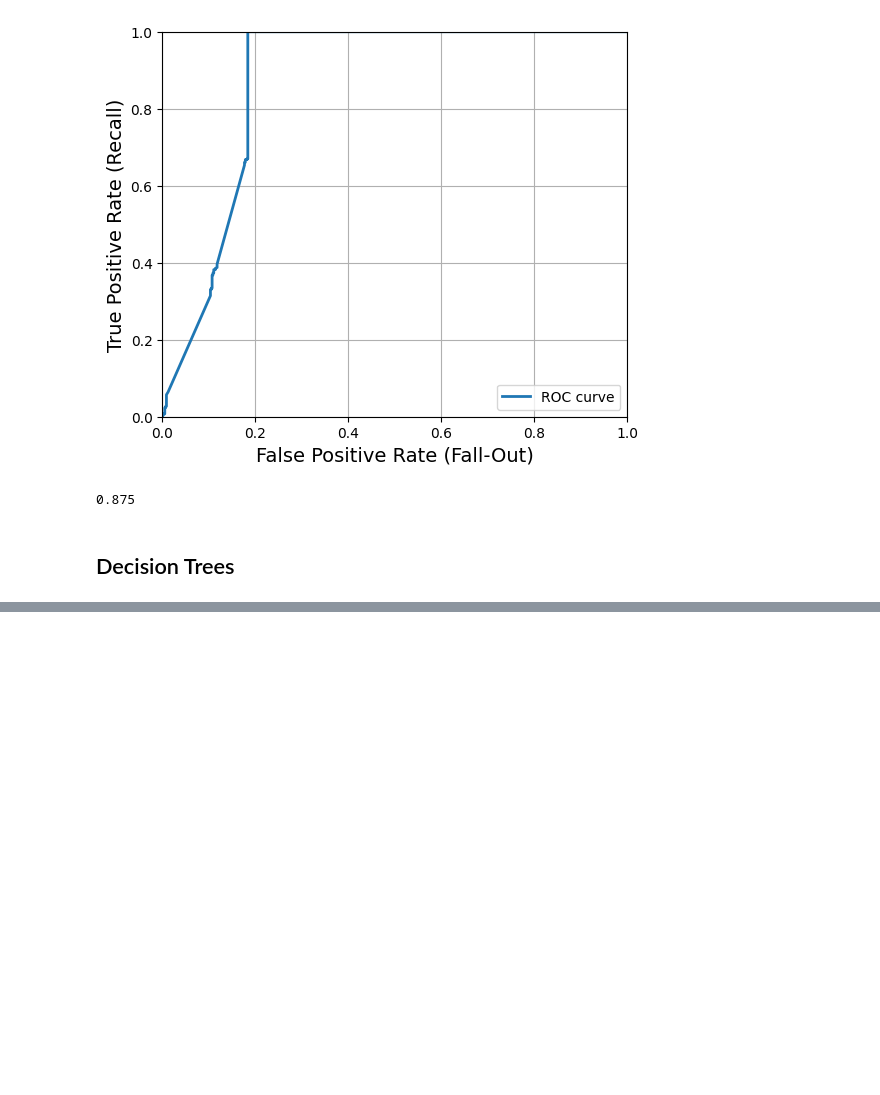
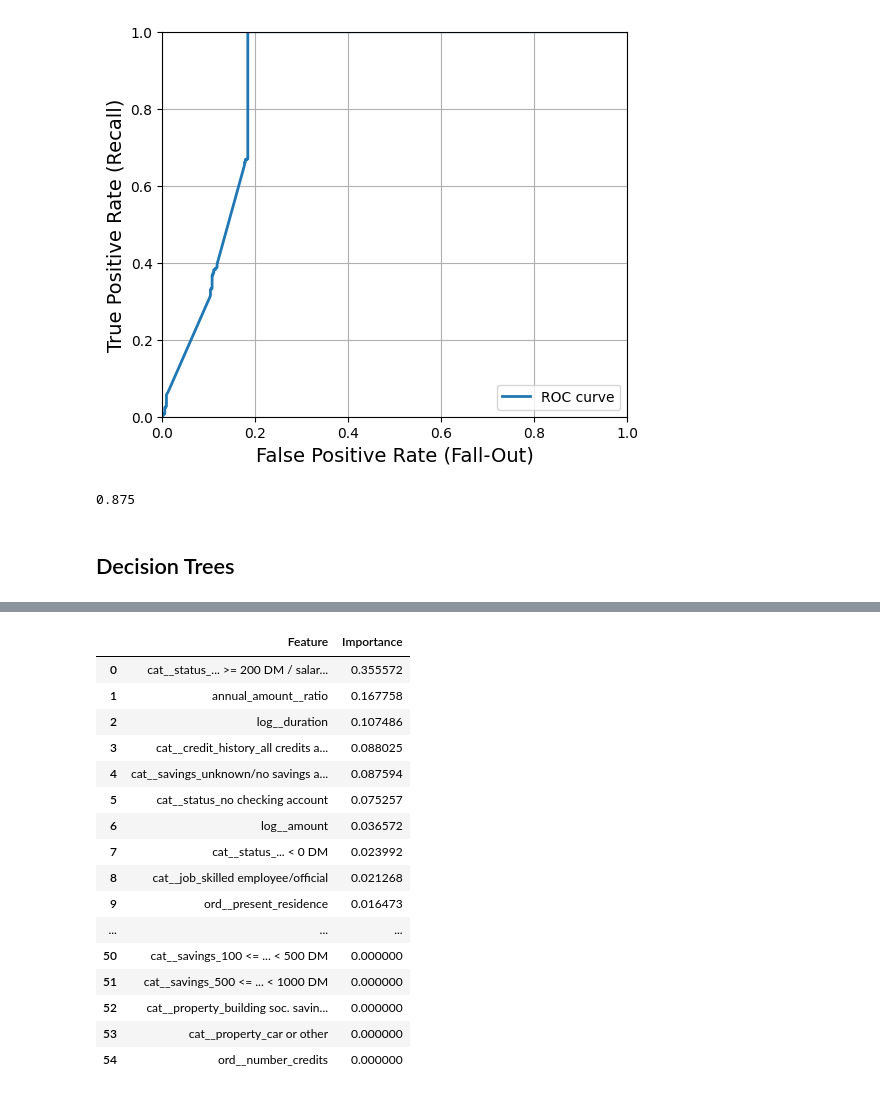
Before and after one commit to Gonzalo-Caro/Practicas-ML-NN, a Jupyter notebook: Additional Exercises/2. Classification.ipynb, the cells around one changed output, grey strips where cells are left out. Drawn from its saved outputs; the diff is of its cells as text; code cells hidden in the pictures; blank space fills up the shorter version.

```diff
--- a/Additional Exercises/2. Classification.ipynb
+++ b/Additional Exercises/2. Classification.ipynb
@@ -1511,3 +1509,7 @@ roc_rbf_svm_50.round(3)
 0.875
 # %% [markdown]
 ## Decision Trees
+# %%
+from sklearn.tree import DecisionTreeClassifier
+
+tree_clf = make_pipeline(preprocessing, DecisionTreeClassifier(random_state=42))
@@ -1513,0 +1626,33 @@ roc_rbf_svm_50.round(3)
+# %%
+tree_clf.fit(X_train, y_train_good)
+rf_model = tree_clf.named_steps['decisiontreeclassifier']
+importances = rf_model.feature_importances_
+
+feature_names_out = preprocessing.get_feature_names_out()
+# %%
+feature_importance = pd.DataFrame({
+    'Feature': feature_names_out,
+    'Importance': importances
+})
+
+feature_importance = feature_importance.sort_values(by='Importance', ascending=False).reset_index(drop=True)
+
+feature_importance
+# %% [output]
+|  | Feature | Importance |
+| 0 | cat__status_... >= 200 DM / salar... | 0.355572 |
+| 1 | annual_amount__ratio | 0.167758 |
+| 2 | log__duration | 0.107486 |
+| 3 | cat__credit_history_all credits a... | 0.088025 |
+| 4 | cat__savings_unknown/no savings a... | 0.087594 |
+| 5 | cat__status_no checking account | 0.075257 |
+| 6 | log__amount | 0.036572 |
+| 7 | cat__status_... < 0 DM | 0.023992 |
+| 8 | cat__job_skilled employee/official | 0.021268 |
+| 9 | ord__present_residence | 0.016473 |
+| ... | ... | ... |
+| 50 | cat__savings_100 <= ... < 500 DM | 0.000000 |
+| 51 | cat__savings_500 <= ... < 1000 DM | 0.000000 |
+| 52 | cat__property_building soc. savin... | 0.000000 |
+| 53 | cat__property_car or other | 0.000000 |
+| 54 | ord__number_credits | 0.000000 |
```
Also changed, not shown: parts of 15 cells of this notebook, 2 other files.
